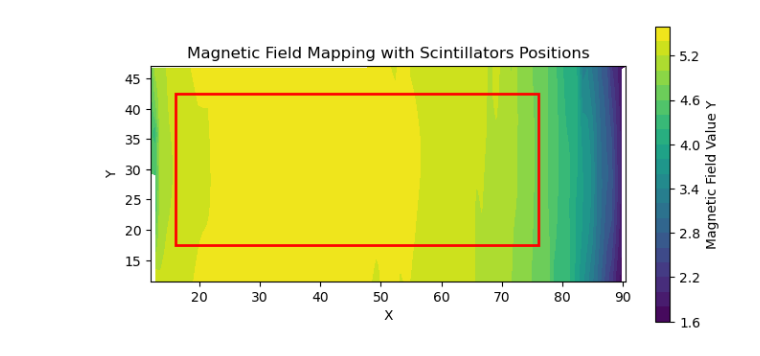
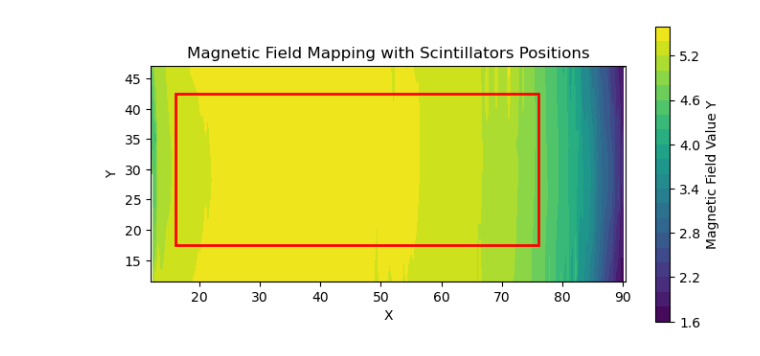
Before and after one commit to NicolaSommaggio/AdvanceLab-g-2, a Jupyter notebook: g-2/src/PlotCampo.ipynb, the cells around one changed output. Saved outputs shown, nothing was run; the diff lists cells and outputs as text; code cells hidden in the pictures.

```diff
--- a/g-2/src/PlotCampo.ipynb
+++ b/g-2/src/PlotCampo.ipynb
@@ -3,7 +3,7 @@ import numpy as np
 import matplotlib.pyplot as plt
 from scipy.interpolate import griddata
 import glob  # Per leggere più file automaticamente
-
+npoints=200
 # 1️⃣ Caricare e unire i file
 file_list = ["../Data/CampoMagnetico/Centrale1.txt", "../Data/CampoMagnetico/Sinistra1.txt", "../Data/CampoMagnetico/Destra1.txt",
                 "../Data/CampoMagnetico/Centrale2.txt", "../Data/CampoMagnetico/Sinistra1.txt", "../Data/CampoMagnetico/Destra2.txt",
@@ -17,8 +17,8 @@ data = np.vstack(data_list)  # Stack verticale per unire le righe
 y, x, z = data[:, 2], (data[:, 1]-0.185)*(89.9-12.5)/(0.950-0.185)+12.5, data[:, 0]
 
 # 3️⃣ Creare una griglia regolare
-xi = np.linspace(min(x), max(x), 100)  # 100 punti in X
-yi = np.linspace(min(y), max(y), 100)  # 100 punti in Y
+xi = np.linspace(min(x), max(x), npoints)  # 100 punti in X
+yi = np.linspace(min(y), max(y), npoints)  # 100 punti in Y
 X, Y = np.meshgrid(xi, yi)  # Griglia 2D
 
 # 4️⃣ Interpolare i valori su tutta la griglia
@@ -29,31 +29,31 @@ Z = griddata((x, y), z, (X, Y), method='cubic')  # 'cubic' per interpolazione li
 plt.figure(figsize=(8, 4))
 contour = plt.contourf(X, Y, Z, levels=20, cmap='viridis')  # Filled contour
 plt.colorbar(contour, label="Magnetic Field Value Y")
 
 plt.gca().set_aspect("equal", adjustable="box")  # Maintain equal aspect ratio
 plt.xlim(min(x), max(x))  # Limit X to data range
 plt.ylim(min(y), max(y))  # Limit Y to data range
 
 # ✅ Add a Rectangle to Mark the Object
 object_y = 17.5  # X position (bottom-left corner)
 object_x = 16.0  # Y position (bottom-left corner)
 object_width = 60 # Width of the rectangle
 object_height = 25.0  # Height of the rectangle
 
 
 rectangle = plt.Rectangle(
     (object_x, object_y), object_width, object_height,
     fill=False, edgecolor="red", linewidth=2  # Hollow with red border
 )
 
 plt.gca().add_patch(rectangle)  # Add the rectangle to the plot
 
 # Labels and title
 plt.xlabel("X")
 plt.ylabel("Y")
 plt.title("Magnetic Field Mapping with Scintillators Positions")
 
 
 plt.show()
 # %% [output]
-[figure, old version]
+[figure, new version]
```
Also changed, not shown: parts of 1 cell of this notebook, 7 other files.
